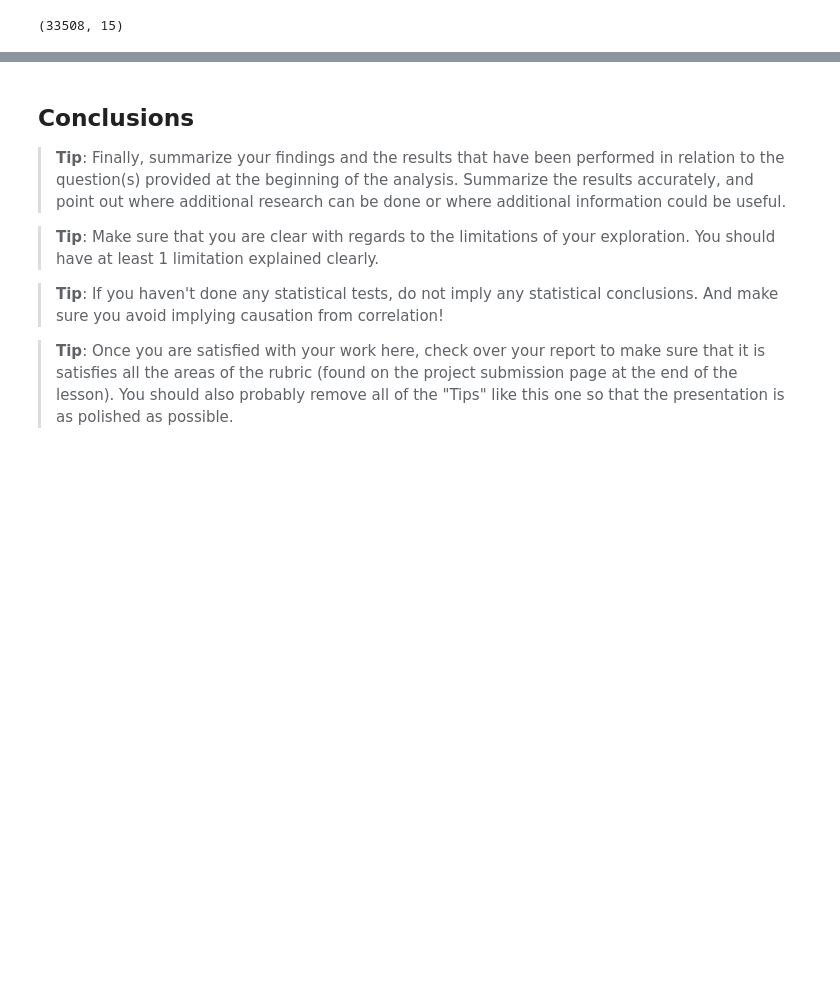
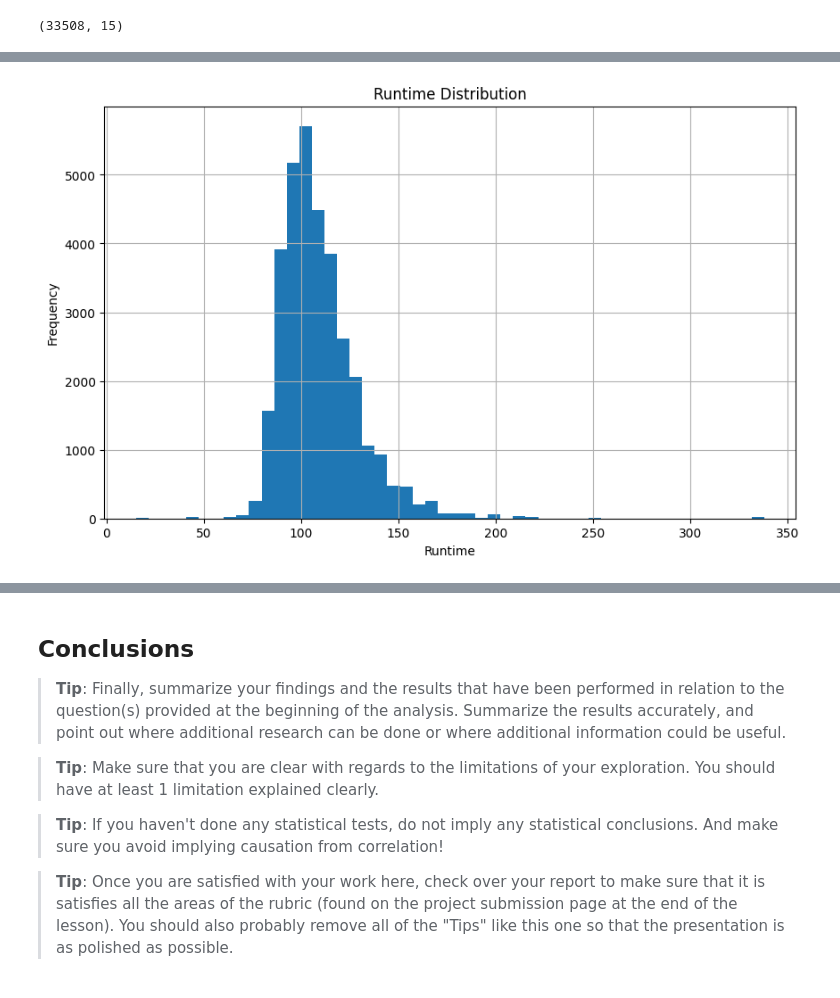
Before and after one commit to PrzemekJedruch/Project_Invest_Movies_Data, a Jupyter notebook: Investigate_a_Dataset.ipynb, the cells around one changed output, grey strips where cells are left out. Cells and saved outputs as stored; diff of their text form; code cells hidden in the pictures; blank space fills up the shorter version.

```diff
--- a/Investigate_a_Dataset.ipynb
+++ b/Investigate_a_Dataset.ipynb
@@ -312,0 +409,11 @@ df.head()
+# %%
+# Histogram of runtime
+plt.figure(figsize=(10, 6))
+df['runtime'].hist(bins=50)
+plt.title('Runtime Distribution')
+plt.xlabel('Runtime')
+plt.ylabel('Frequency')
+plt.grid(True)
+plt.show()
+# %% [output]
+[figure, added]
```
Also changed, not shown: parts of 28 cells of this notebook, 1 other file.
